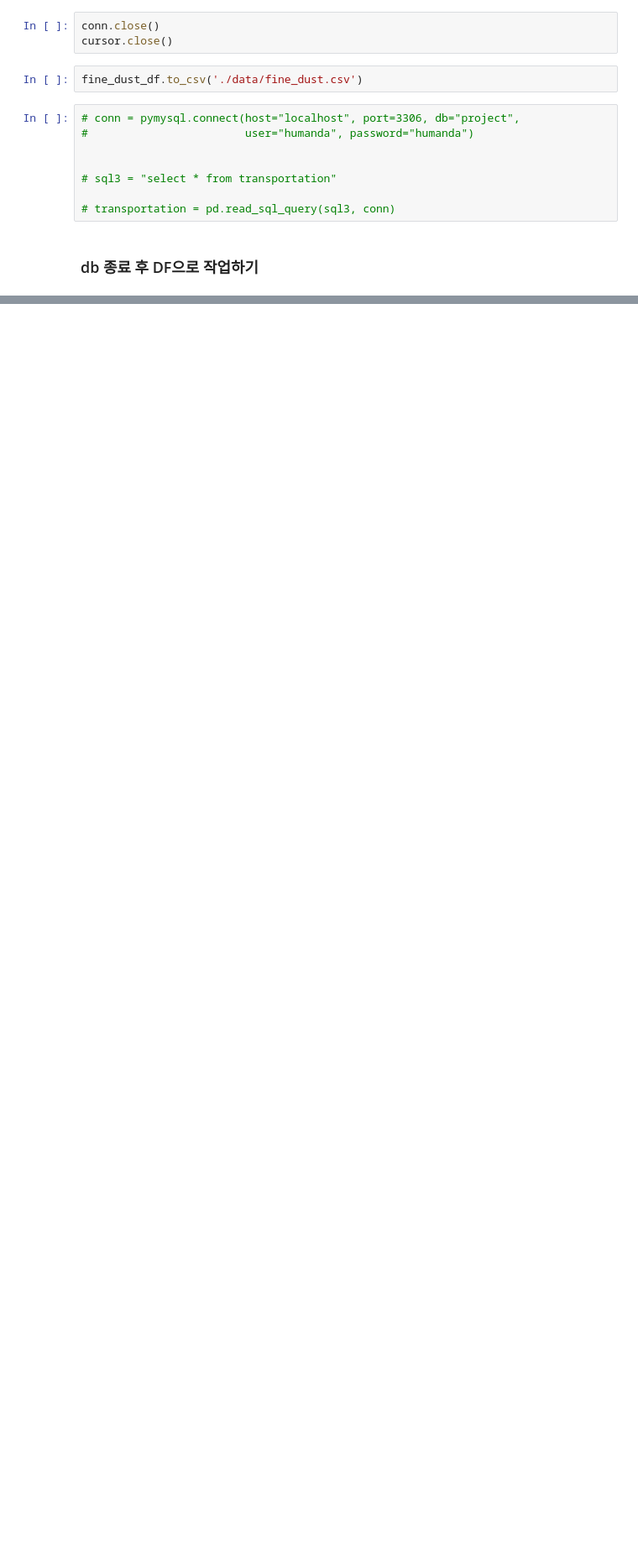
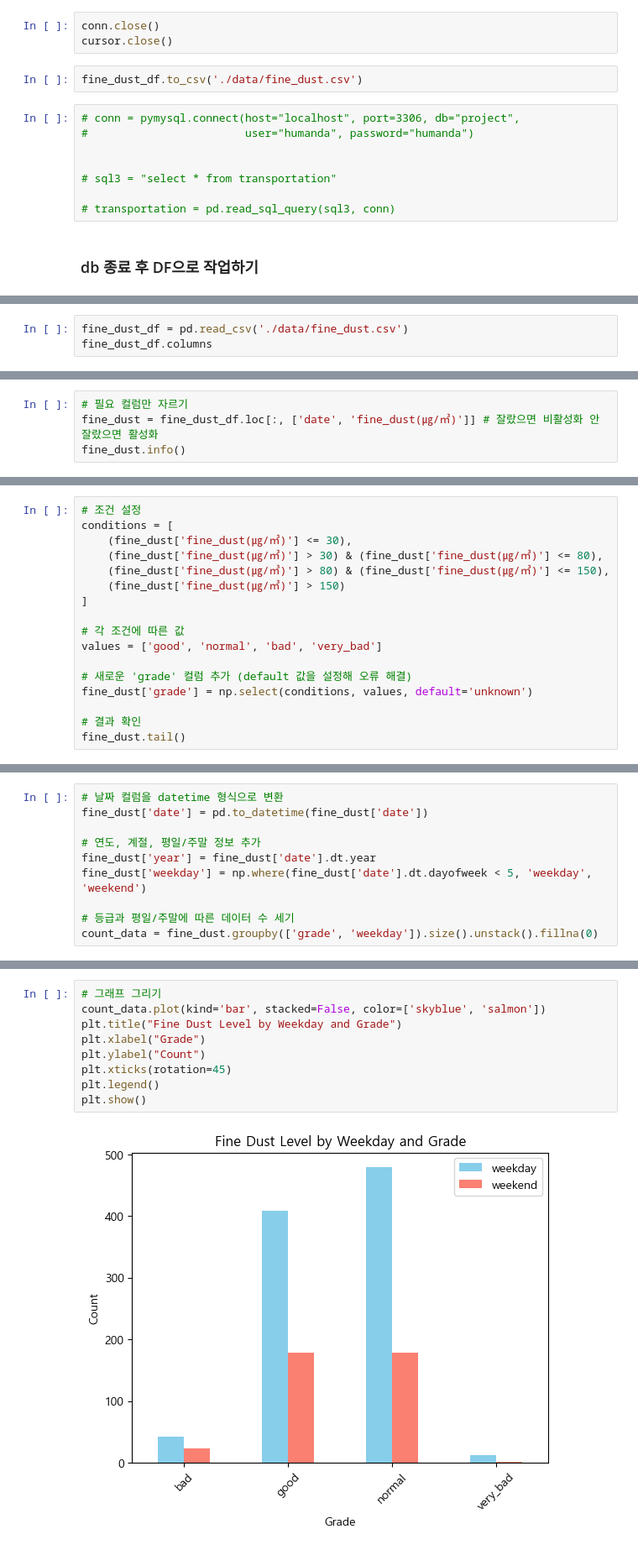
Before and after one commit to mini-project-y/1st_mini_project, a Jupyter notebook: Yuri/p_db_fd.ipynb, the cells around one changed output, grey strips where cells are left out. Shown: that part at 84% size. Saved outputs shown, nothing was run; the diff lists cells and outputs as text; blank space fills up the shorter version.

```diff
--- a/Yuri/p_db_fd.ipynb
+++ b/Yuri/p_db_fd.ipynb
@@ -80,0 +76,3 @@ fine_dust_df
+# %%
+fine_dust_df = pd.read_csv('./data/fine_dust.csv')
+fine_dust_df.columns
@@ -80,0 +81,4 @@ fine_dust_df
+# %%
+# 필요 컬럼만 자르기
+fine_dust = fine_dust_df.loc[:, ['date', 'fine_dust(㎍/㎥)']] # 잘랐으면 비활성화 안 잘랐으면 활성화
+fine_dust.info()
@@ -80,0 +106,17 @@ fine_dust_df
+# %%
+# 조건 설정
+conditions = [
+    (fine_dust['fine_dust(㎍/㎥)'] <= 30),
+    (fine_dust['fine_dust(㎍/㎥)'] > 30) & (fine_dust['fine_dust(㎍/㎥)'] <= 80),
+    (fine_dust['fine_dust(㎍/㎥)'] > 80) & (fine_dust['fine_dust(㎍/㎥)'] <= 150),
+    (fine_dust['fine_dust(㎍/㎥)'] > 150)
+]
+
+# 각 조건에 따른 값
+values = ['good', 'normal', 'bad', 'very_bad']
+
+# 새로운 'grade' 컬럼 추가 (default 값을 설정해 오류 해결)
+fine_dust['grade'] = np.select(conditions, values, default='unknown')
+
+# 결과 확인
+fine_dust.tail()
@@ -80,0 +130,10 @@ fine_dust_df
+# %%
+# 날짜 컬럼을 datetime 형식으로 변환
+fine_dust['date'] = pd.to_datetime(fine_dust['date'])
+
+# 연도, 계절, 평일/주말 정보 추가
+fine_dust['year'] = fine_dust['date'].dt.year
+fine_dust['weekday'] = np.where(fine_dust['date'].dt.dayofweek < 5, 'weekday', 'weekend')
+
+# 등급과 평일/주말에 따른 데이터 수 세기
+count_data = fine_dust.groupby(['grade', 'weekday']).size().unstack().fillna(0)
@@ -80,0 +184,11 @@ fine_dust_df
+# %%
+# 그래프 그리기
+count_data.plot(kind='bar', stacked=False, color=['skyblue', 'salmon'])
+plt.title("Fine Dust Level by Weekday and Grade")
+plt.xlabel("Grade")
+plt.ylabel("Count")
+plt.xticks(rotation=45)
+plt.legend()
+plt.show()
+# %% [output]
+[figure, added]
```
Also changed, not shown: parts of 12 cells of this notebook.
